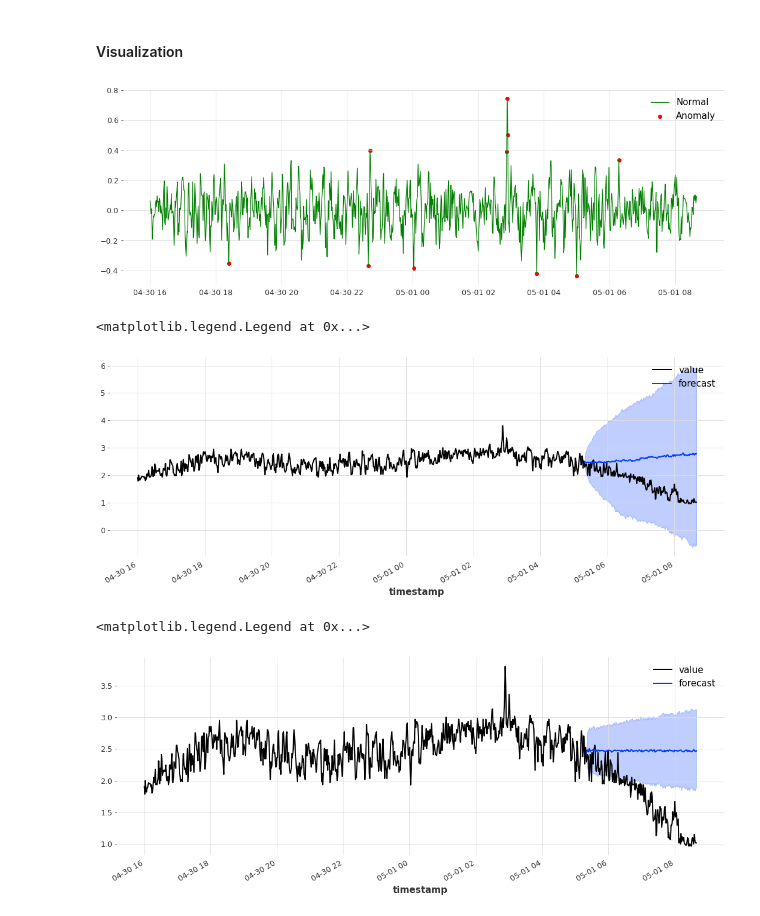
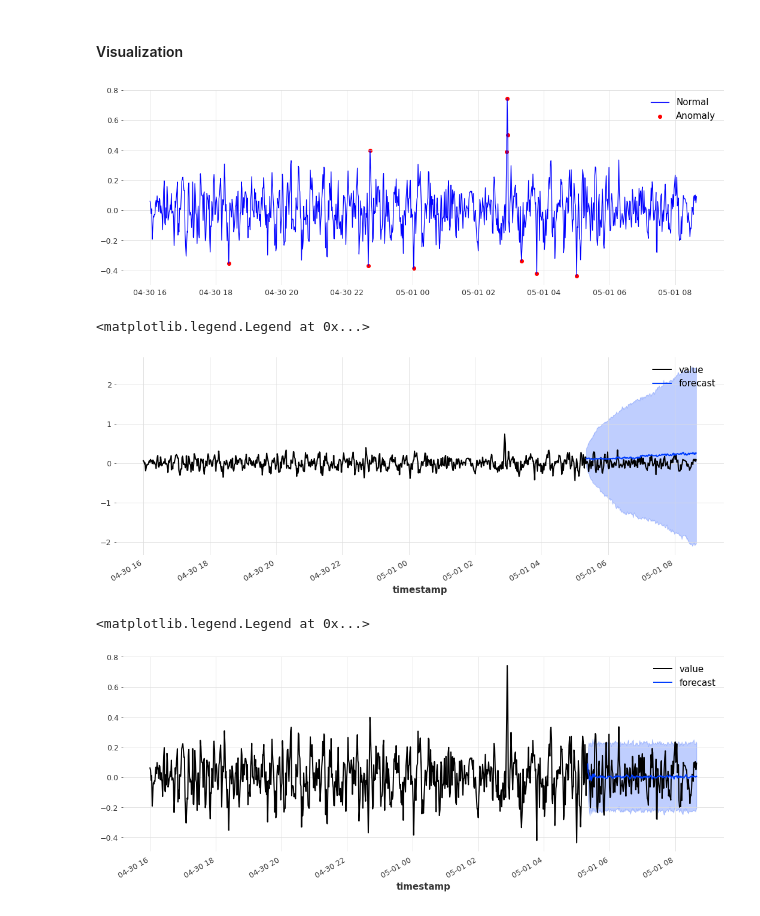
Before and after one commit to m3madadi/datadays, a Jupyter notebook: main.ipynb, the cells around one changed output. Drawn from its saved outputs; the diff is of its cells as text; code cells hidden in the pictures.

```diff
--- a/main.ipynb
+++ b/main.ipynb
@@ -72,7 +74,7 @@ True
 27
 # %%
 # Decompose trend and sesonality
-trend,seasonality = extract_trend_and_seasonality(ts = series, model = ModelMode.ADDITIVE, method = "STL", freq = m)
+trend, seasonality = extract_trend_and_seasonality(ts = series, model = ModelMode.ADDITIVE, method = "STL", freq = seasonality_period)
 
 trend.plot(label = "trend")
 plt.ylabel("value")
@@ -104,0 +107,10 @@ plt.show()
+# %%
+# Checking being stationary or non stationary
+is_Stationary = stationarity_tests(ts = series_minus_trend_and_sesonality, p_value_threshold_adfuller = 0.05, p_value_threshold_kpss = 0.05)
+if is_Stationary == False:
+    # Parameters can be changed to fit better
+    series_minus_trend_and_sesonality = series_minus_trend_and_sesonality.diff()
+else:
+    print("stationary already")
+
+final_series = series_minus_trend_and_sesonality.plot()
@@ -105 +120,4 @@ plt.show()
+# %%
+# Set aside the last 20 percent of ts as a validation series
+train, val = series_minus_trend_and_sesonality[:-round(len(df) / 5)], series_minus_trend_and_sesonality[-round(len(df) / 5):]
 # %%
@@ -137,34 +153,34 @@ dataframe_style['anomaly'] = model.predict(data)
 # %%
 fig, ax = plt.subplots(figsize=(18,6))
 a = dataframe_style.loc[dataframe_style['anomaly'] == -1, ['value']] #anomaly
-ax.plot(dataframe_style.index, dataframe_style['value'], color='green', label = 'Normal')
+ax.plot(dataframe_style.index, dataframe_style['value'], color='blue', label = 'Normal')
 ax.scatter(a.index,a['value'], color='red', label = 'Anomaly')
 plt.legend()
 plt.show();
 # %% [output]
-[figure, old version]
+[figure, new version]
 # %%
-exp_model = ExponentialSmoothing(seasonal=SeasonalityMode.NONE)
+exp_model = ExponentialSmoothing(seasonal_periods=seasonality_period)
 exp_model.fit(train)
 exp_prediction = exp_model.predict(len(val), num_samples=1000)
 # Plotting the predictions
-series.plot()
+series_minus_trend_and_sesonality.plot()
 exp_prediction.plot(label='forecast', low_quantile=0.05, high_quantile=0.95)
 plt.legend()
 # %% [output]
 <matplotlib.legend.Legend at 0x...>
-[figure, old version]
+[figure, new version]
 # %%
 arima_model = ARIMA(9, 1, 5)
 arima_model.fit(train)
 arima_prediction = arima_model.predict(len(val), num_samples=1000)
 # Plotting the predictions
-series.plot()
+series_minus_trend_and_sesonality.plot()
 arima_prediction.plot(label='forecast', low_quantile=0.05, high_quantile=0.95)
 plt.legend()
 # %% [output]
 <matplotlib.legend.Legend at 0x...>
-[figure, old version]
+[figure, new version]
 # %%
 prophet_model = Prophet()
 prophet_model.fit(train)
```
Also changed, not shown: parts of 16 cells of this notebook.
